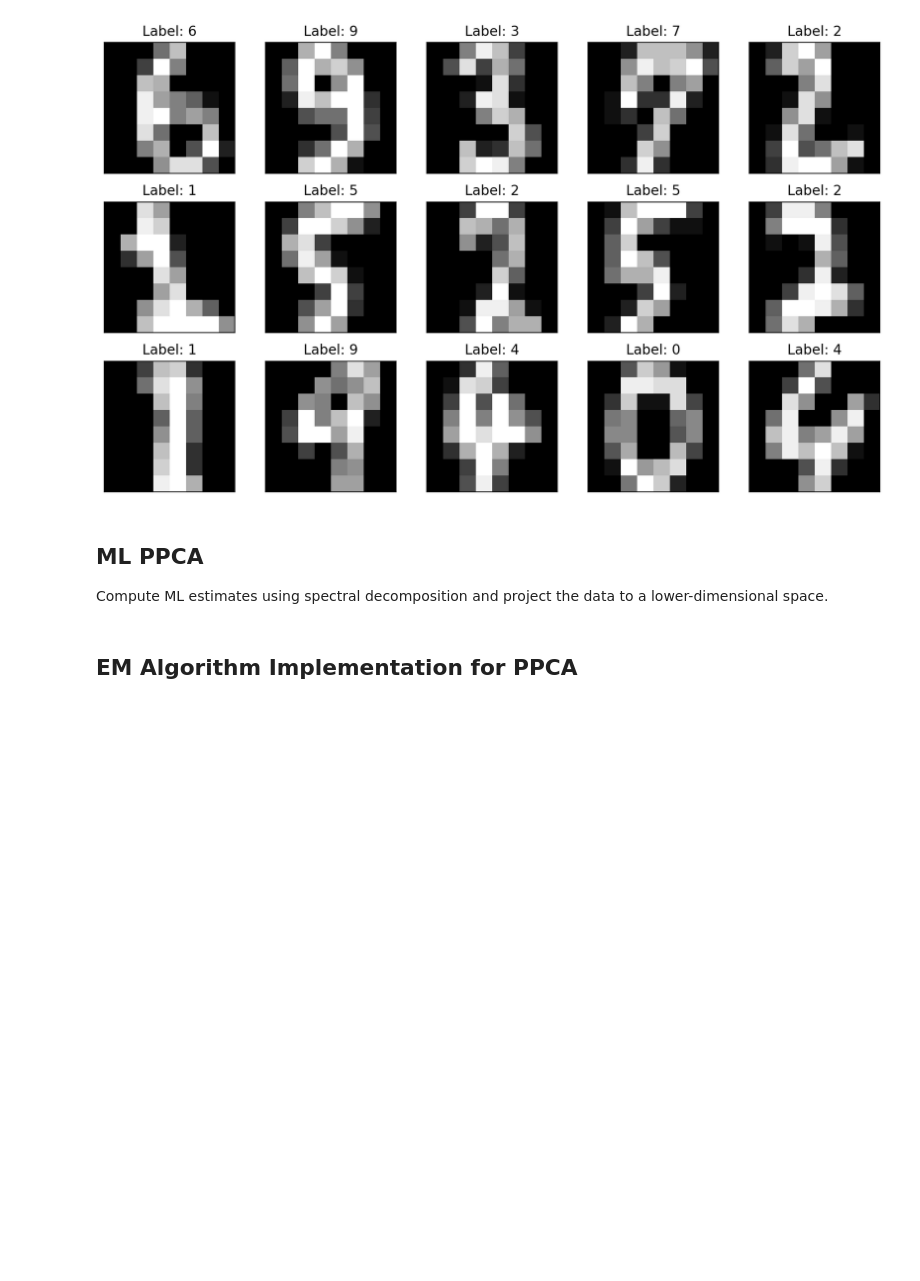
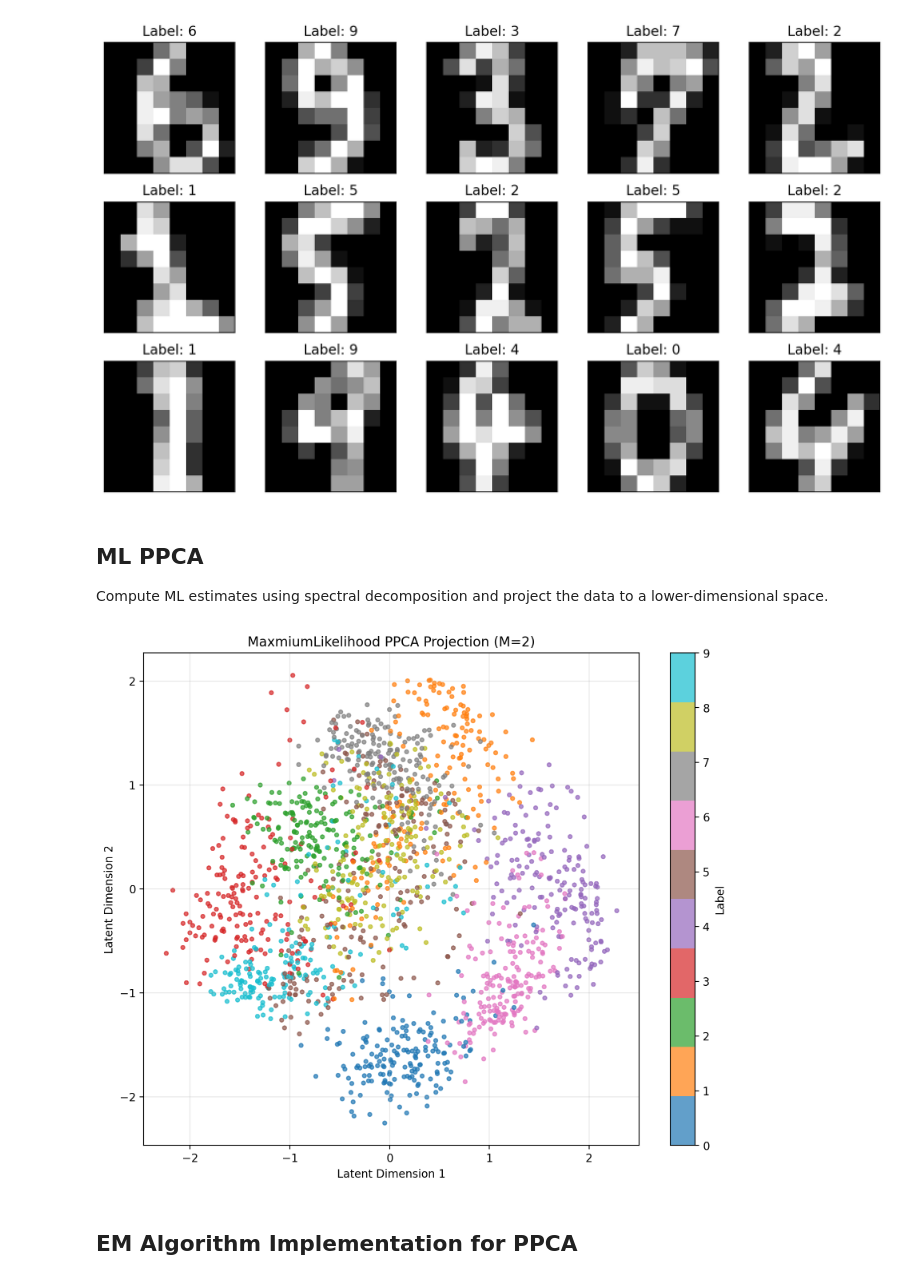
Before and after one commit to Easyk2023/First_Re, a Jupyter notebook: Assignment1/code_python.ipynb, the cells around one changed output. Drawn from its saved outputs; the diff is of its cells as text; code cells hidden in the pictures; blank space fills up the shorter version.

```diff
--- a/Assignment1/code_python.ipynb
+++ b/Assignment1/code_python.ipynb
@@ -97,3 +164,17 @@ Compute ML estimates using spectral decomposition and project the data to a lowe
+# %%
+# Visualization for Task 2 (M=2)
+Z_ML, W_ML, sigma2_ML, mu_ML = ML_ppca(Xtrain, M=2)
+
+plt.figure(figsize=(10, 8))
+scatter = plt.scatter(Z_ML[:, 0], Z_ML[:, 1], c=ytrain, cmap='tab10', s=12, alpha=0.7)
+plt.colorbar(scatter, label='Label')
+plt.title('MaxmiumLikelihood PPCA Projection (M=2)')
+plt.xlabel('Latent Dimension 1')
+plt.ylabel('Latent Dimension 2')
+plt.grid(True, alpha=0.3)
+plt.show()
+# %% [output]
+[figure, added]
 # %% [markdown]
 
 ## EM Algorithm Implementation for PPCA
```
Also changed, not shown: parts of 2 cells of this notebook.
